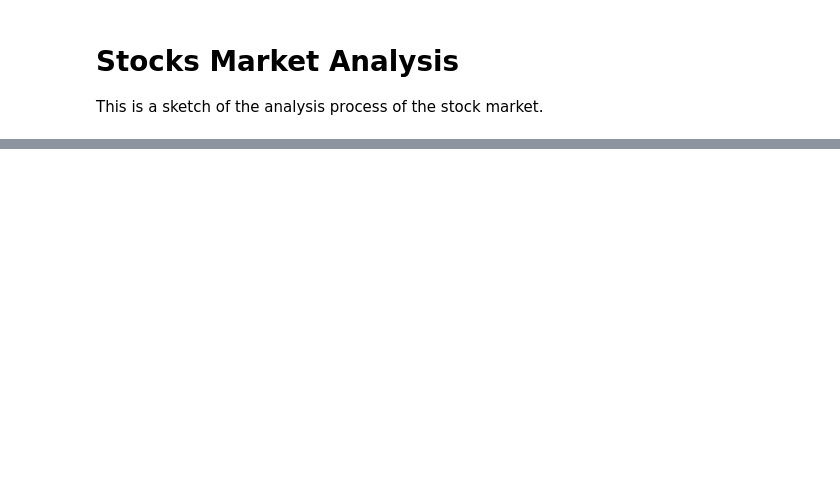
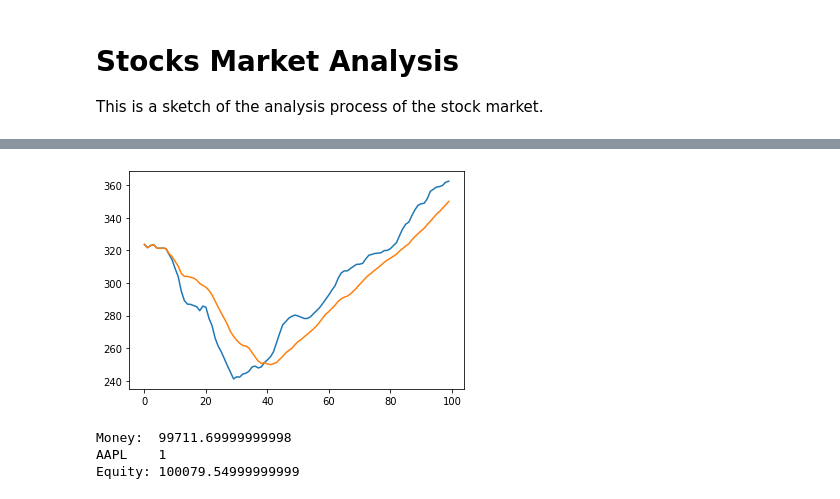
Before and after one commit to ivfreire/tradingbot, a Jupyter notebook: analysis/stock_market_analysis.ipynb, the cells around one changed output, grey strips where cells are left out. Cells and saved outputs as stored; diff of their text form; code cells hidden in the pictures; blank space fills up the shorter version.

```diff
--- a/analysis/stock_market_analysis.ipynb
+++ b/analysis/stock_market_analysis.ipynb
@@ -66,14 +73,0 @@ plt.show()
-# %%
-diffs = []
-for i in range(len(stocks['o'])): diffs.append(stocks['o'][i] - avgs[i])
-plt.plot(t, diffs)
-plt.show()
-
-plt.xlabel('divergence from the moving average (USD)')
-plt.ylabel('number of occurances')
-plt.hist(diffs, range=(-15, 15), bins=70)
-
-_diffs = np.arange(-15, 15, 0.1)
-plt.plot(_diffs, 60 * np.exp(-0.20*(_diffs - 0.7)**2) + 20 * np.exp(-0.04*(_diffs - 0.85)**2))
-
-plt.show()
@@ -82,0 +78,34 @@ plt.show()
+# %%
+avgs = [[], []]
+for i in range(len(stocks['o'])):
+    avgs[0].append(moving_average(stocks['o'], 7, i))
+    avgs[1].append(moving_average(stocks['o'], 21, i))
+plt.plot(t, avgs[0])
+plt.plot(t, avgs[1])
+plt.savefig('mv_avg_aapl.png', dpi=300, figsize=(8, 6))
+plt.show()
+# %% [output]
+[figure, added]
+# %%
+uncertainty = 1
+
+balance = 100000
+amount = 0
+
+for i in range(len(stocks['o'])):
+    price = stocks['o'][i]
+    if abs(avgs[0][i] - avgs[1][i]) <= uncertainty:
+        if is_increasing(avgs[0], i) and is_increasing(avgs[1], i):
+            if balance >= price:
+                balance -= price
+                amount += 1
+        if is_increasing(avgs[0], i) == False and is_increasing(avgs[1], i) == False:
+            if amount > 0:
+                amount -= 1
+                balance += price
+print('Money:\t{}\nAAPL\t{}'.format(balance, amount))
+print('Equity:\t{}'.format(balance + amount * stocks['o'][-1]))
+# %% [output]
+Money:  99711.69999999998
+AAPL    1
+Equity: 100079.54999999999
```
Also changed, not shown: parts of 8 cells of this notebook.
